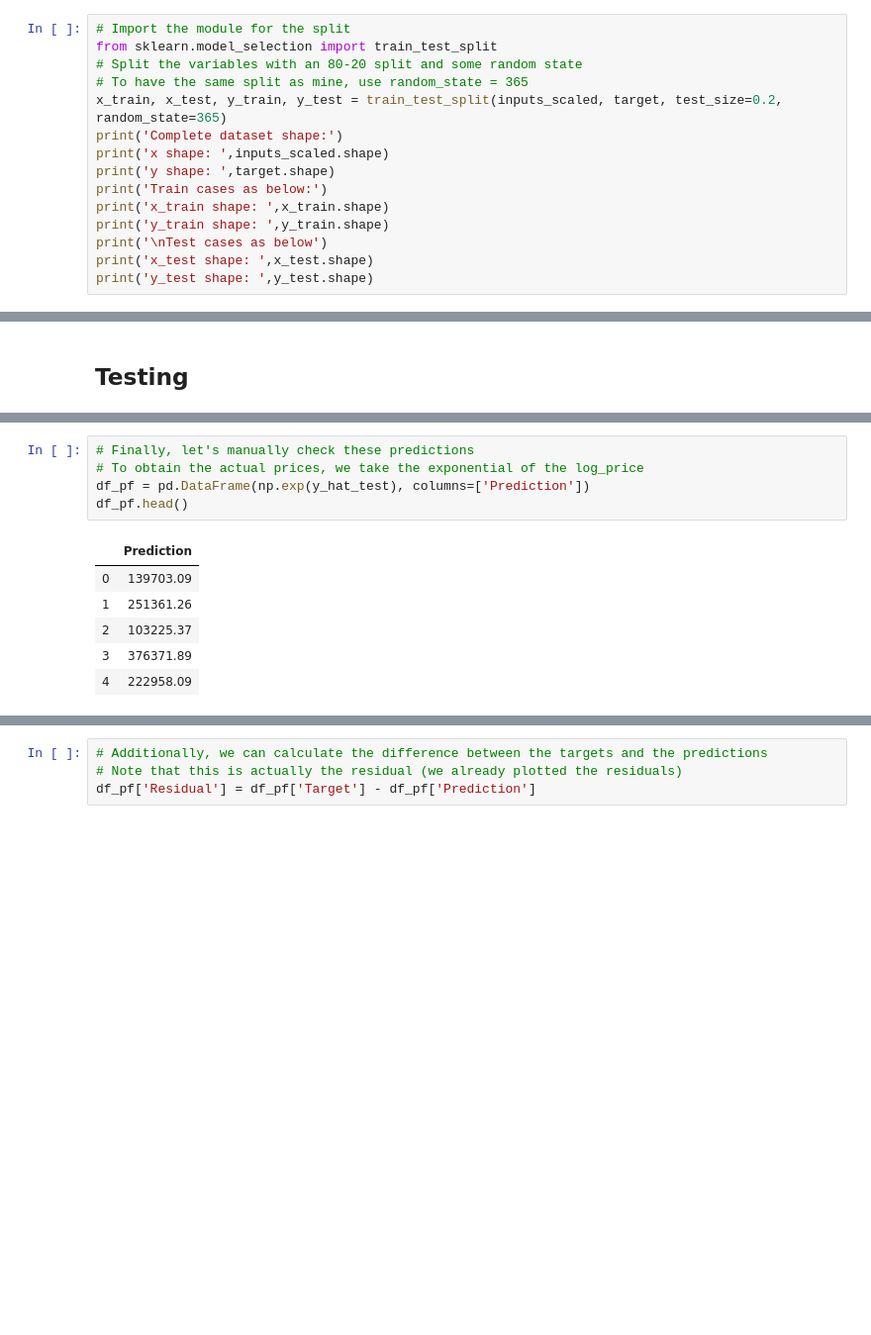
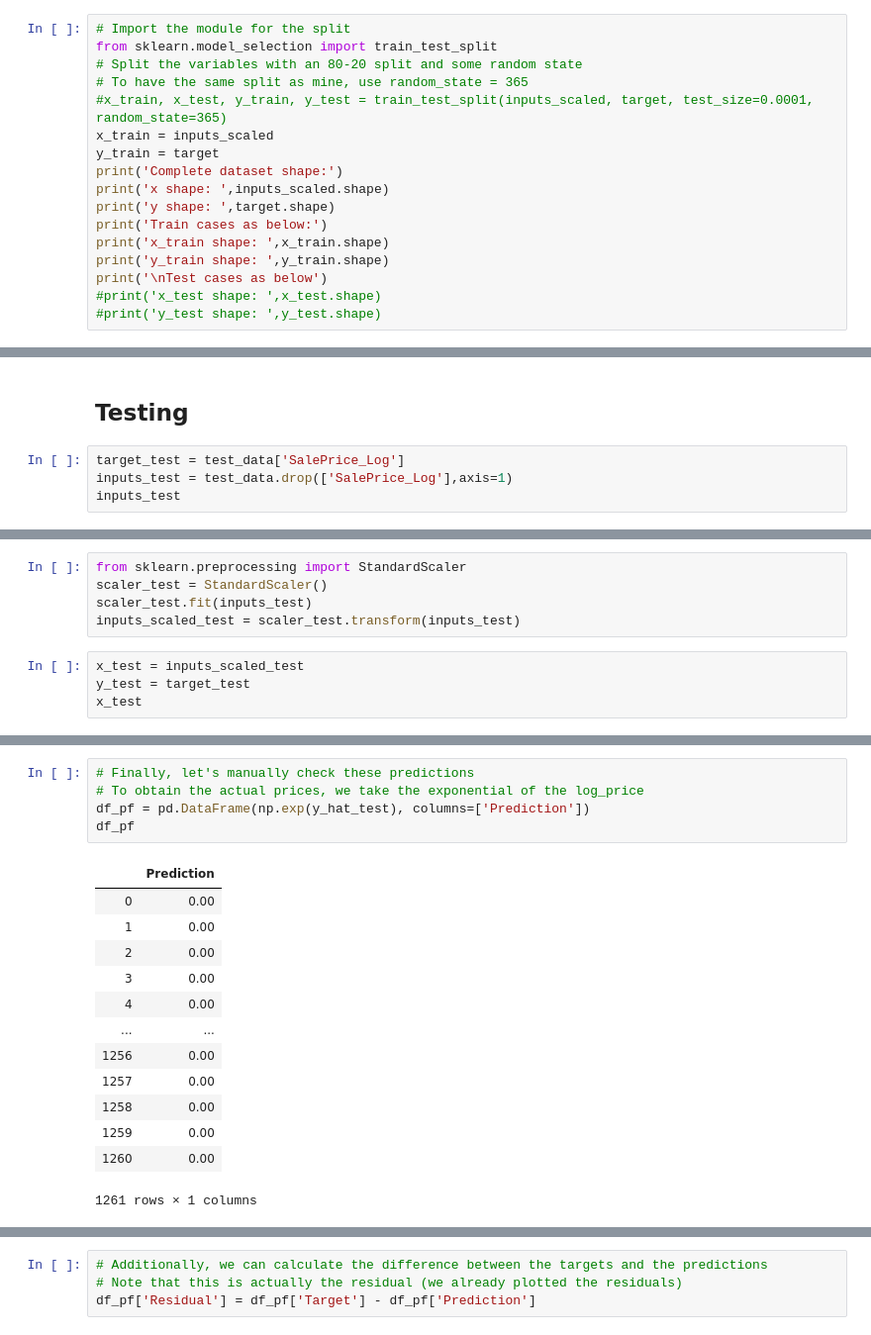
Before and after one commit to nileshjoshic/Machine-Learning-Live-Project, a Jupyter notebook: House Sale Price Prediction.ipynb, the cells around one changed output, grey strips where cells are left out. Shown at 99% size. Drawn from its saved outputs; the diff is of its cells as text; blank space fills up the shorter version.

```diff
--- a/House Sale Price Prediction.ipynb
+++ b/House Sale Price Prediction.ipynb
@@ -1054,7 +1067,9 @@ inputs_scaled = scaler.transform(inputs)
 from sklearn.model_selection import train_test_split
 # Split the variables with an 80-20 split and some random state
 # To have the same split as mine, use random_state = 365
-x_train, x_test, y_train, y_test = train_test_split(inputs_scaled, target, test_size=0.2, random_state=365)
+#x_train, x_test, y_train, y_test = train_test_split(inputs_scaled, target, test_size=0.0001, random_state=365)
+x_train = inputs_scaled
+y_train = target
 print('Complete dataset shape:')
 print('x shape: ',inputs_scaled.shape)
 print('y shape: ',target.shape)
@@ -1062,7 +1077,7 @@ print('Train cases as below:')
 print('x_train shape: ',x_train.shape)
 print('y_train shape: ',y_train.shape)
 print('\nTest cases as below')
-print('x_test shape: ',x_test.shape)
-print('y_test shape: ',y_test.shape)
+#print('x_test shape: ',x_test.shape)
+#print('y_test shape: ',y_test.shape)
 # %% [output]
 Complete dataset shape:
@@ -1396,3 +1397,7 @@ Prediction Accuracy %:  94.35
 - **Prediction Accuracy %:** <font color=blue>94.35%</font>
 # %% [markdown]
 ## Testing
+# %%
+target_test = test_data['SalePrice_Log']
+inputs_test = test_data.drop(['SalePrice_Log'],axis=1)
+inputs_test
@@ -1398,0 +1436,9 @@ Prediction Accuracy %:  94.35
+# %%
+from sklearn.preprocessing import StandardScaler
+scaler_test = StandardScaler()
+scaler_test.fit(inputs_test)
+inputs_scaled_test = scaler_test.transform(inputs_test)
+# %%
+x_test = inputs_scaled_test
+y_test = target_test
+x_test
@@ -1418,15 +1481,22 @@ plt.show()
 # %%
 # Finally, let's manually check these predictions
 # To obtain the actual prices, we take the exponential of the log_price
 df_pf = pd.DataFrame(np.exp(y_hat_test), columns=['Prediction'])
-df_pf.head()
+df_pf
 # %% [output]
 |  | Prediction |
-| 0 | 139703.09 |
-| 1 | 251361.26 |
-| 2 | 103225.37 |
-| 3 | 376371.89 |
-| 4 | 222958.09 |
+| 0 | 0.00 |
+| 1 | 0.00 |
+| 2 | 0.00 |
+| 3 | 0.00 |
+| 4 | 0.00 |
+| ... | ... |
+| 1256 | 0.00 |
+| 1257 | 0.00 |
+| 1258 | 0.00 |
+| 1259 | 0.00 |
+| 1260 | 0.00 |
+1261 rows × 1 columns
 # %%
 # We can also include the test targets in that data frame (so we can manually compare them)
 df_pf['Target'] = np.exp(y_test)
```
Also changed, not shown: parts of 57 cells of this notebook.
